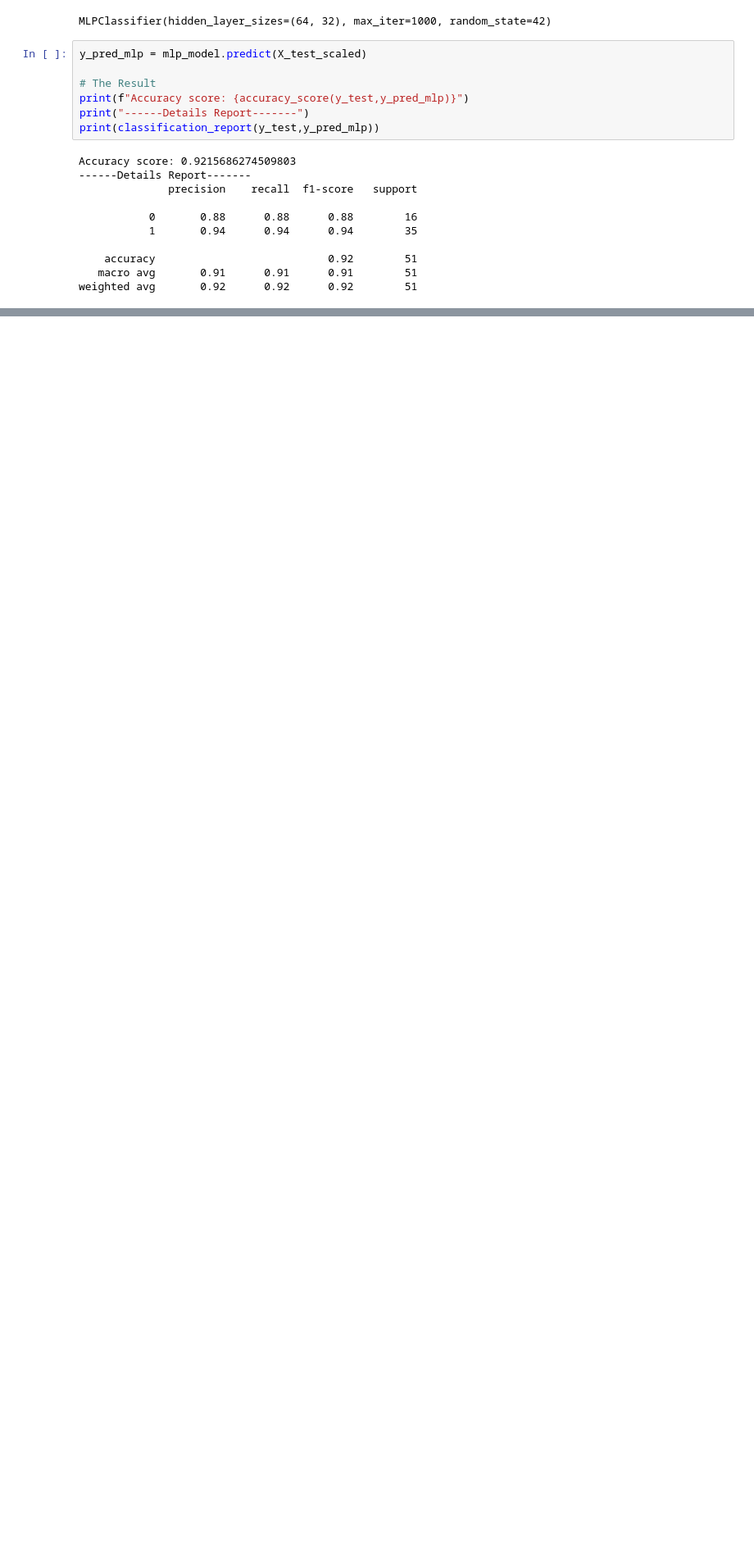
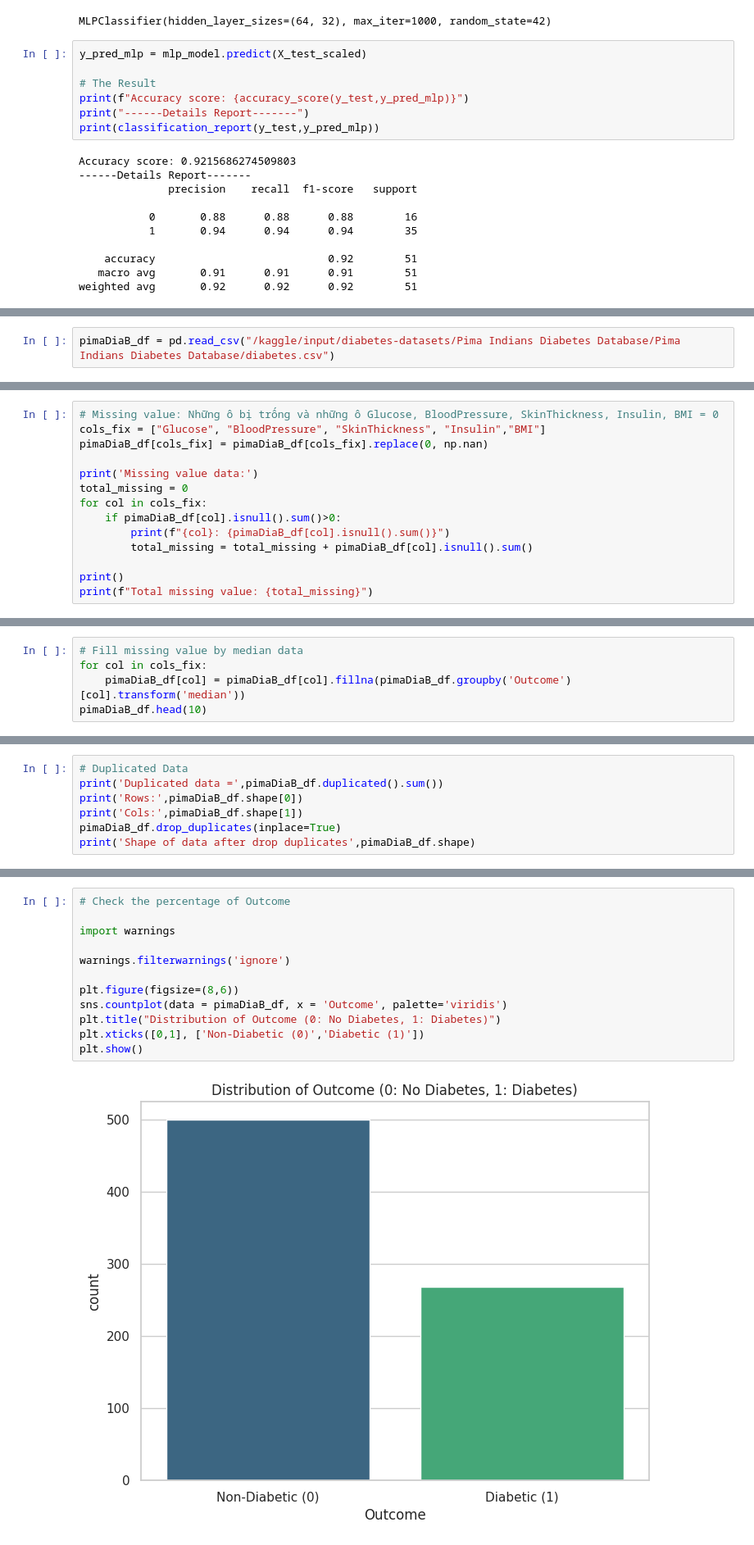
Before and after one commit to PHQuyAn/Machine-Learning-Project, a Jupyter notebook: Diabetes Prediction/an-diabetes-prediction.ipynb, the cells around one changed output, grey strips where cells are left out. Shown at 82% size. Drawn from its saved outputs; the diff is of its cells as text; blank space fills up the shorter version.

```diff
--- a/Diabetes Prediction/an-diabetes-prediction.ipynb
+++ b/Diabetes Prediction/an-diabetes-prediction.ipynb
@@ -672,0 +659,2 @@ plt.show()
+# %%
+pimaDiaB_df = pd.read_csv("/kaggle/input/diabetes-datasets/Pima Indians Diabetes Database/Pima Indians Diabetes Database/diabetes.csv")
@@ -672,0 +746,14 @@ plt.show()
+# %%
+# Missing value: Những ô bị trống và những ô Glucose, BloodPressure, SkinThickness, Insulin, BMI = 0
+cols_fix = ["Glucose", "BloodPressure", "SkinThickness", "Insulin","BMI"]
+pimaDiaB_df[cols_fix] = pimaDiaB_df[cols_fix].replace(0, np.nan)
+
+print('Missing value data:')
+total_missing = 0
+for col in cols_fix:
+    if pimaDiaB_df[col].isnull().sum()>0:
+        print(f"{col}: {pimaDiaB_df[col].isnull().sum()}")
+        total_missing = total_missing + pimaDiaB_df[col].isnull().sum()
+
+print()
+print(f"Total missing value: {total_missing}")
@@ -672,0 +769,5 @@ plt.show()
+# %%
+# Fill missing value by median data
+for col in cols_fix:
+    pimaDiaB_df[col] = pimaDiaB_df[col].fillna(pimaDiaB_df.groupby('Outcome')[col].transform('median'))
+pimaDiaB_df.head(10)
@@ -672,0 +801,7 @@ plt.show()
+# %%
+# Duplicated Data
+print('Duplicated data =',pimaDiaB_df.duplicated().sum())
+print('Rows:',pimaDiaB_df.shape[0])
+print('Cols:',pimaDiaB_df.shape[1])
+pimaDiaB_df.drop_duplicates(inplace=True)
+print('Shape of data after drop duplicates',pimaDiaB_df.shape)
@@ -672,0 +815,14 @@ plt.show()
+# %%
+# Check the percentage of Outcome
+
+import warnings
+
+warnings.filterwarnings('ignore')
+
+plt.figure(figsize=(8,6))
+sns.countplot(data = pimaDiaB_df, x = 'Outcome', palette='viridis')
+plt.title("Distribution of Outcome (0: No Diabetes, 1: Diabetes)")
+plt.xticks([0,1], ['Non-Diabetic (0)','Diabetic (1)'])
+plt.show()
+# %% [output]
+[figure, added]
```
Also changed, not shown: parts of 31 cells of this notebook.
